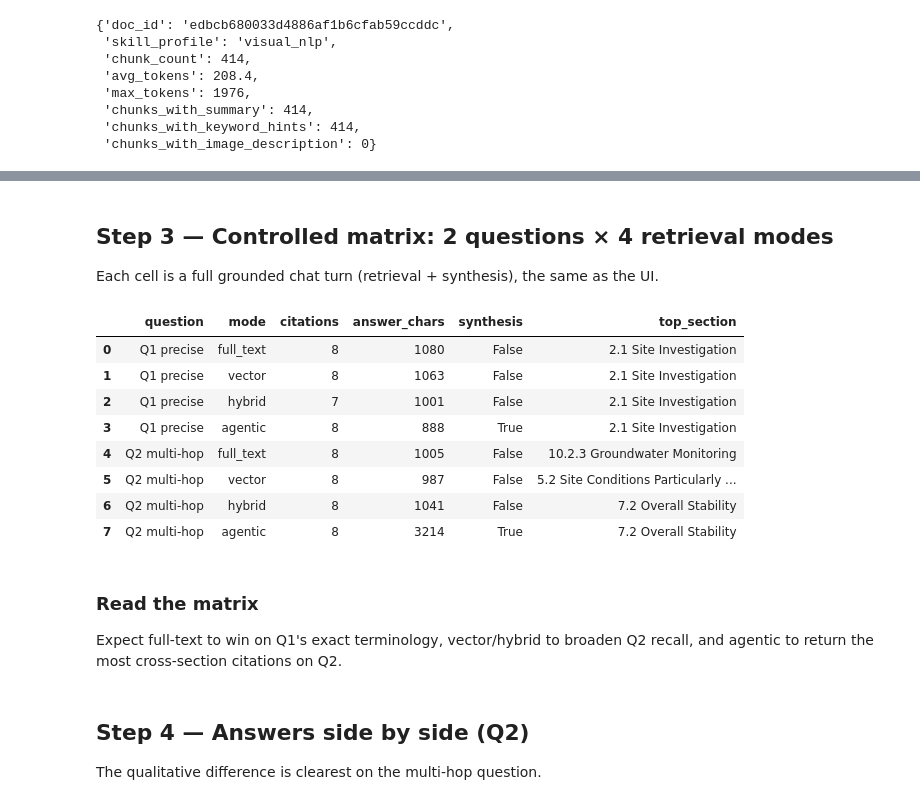
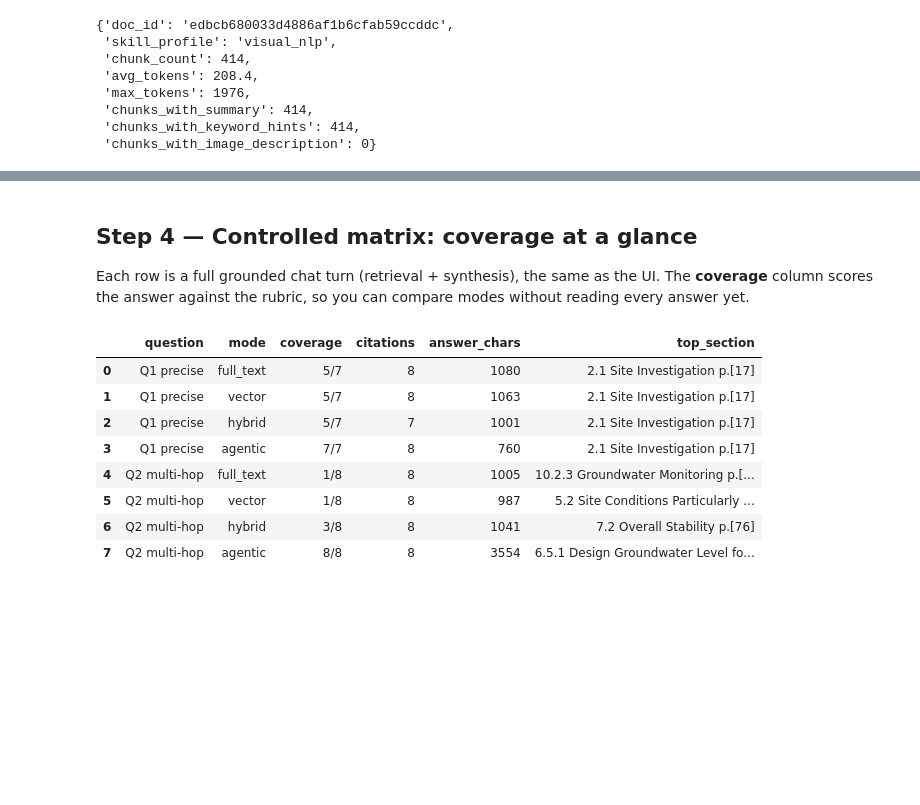
Before and after one commit to samsonlee0907/rag-on-azure-lab, a Jupyter notebook: notebooks/lab-09-comparison-summary.ipynb, the cells around one changed output, grey strips where cells are left out. Cells and saved outputs as stored; diff of their text form; code cells hidden in the pictures; blank space fills up the shorter version.

```diff
--- a/notebooks/lab-09-comparison-summary.ipynb
+++ b/notebooks/lab-09-comparison-summary.ipynb
@@ -47,44 +118,33 @@ Reusing existing 'visual_nlp' ingestion (doc_id=edbcb680, 414 chunks). Pass reus
 # %% [markdown]
-## Step 3 — Controlled matrix: 2 questions × 4 retrieval modes
+## Step 4 — Controlled matrix: coverage at a glance
 
-Each cell is a full grounded chat turn (retrieval + synthesis), the same as the UI.
+Each row is a full grounded chat turn (retrieval + synthesis), the same as the UI. The **coverage** column scores the answer against the rubric, so you can compare modes without reading every answer yet.
 # %%
-Q1 = 'What are the objectives of site investigation for ELS works?'
-Q2 = 'Given a site with high groundwater and clay layers, what are the key excavation risks and design considerations?'
-
 import pandas as pd
 
 matrix = []
-for qlabel, q in [('Q1 precise', Q1), ('Q2 multi-hop', Q2)]:
-    for mode in ['full_text', 'vector', 'hybrid', 'agentic']:
-        resp = lab.ask(q, job=job, retrieval_mode=mode, record_as=f'compare_{mode}_{qlabel.split()[0]}')
-        diag = resp.diagnostics or {}
-        top = resp.citations[0] if resp.citations else None
+for qlabel, spec in QUESTIONS.items():
+    for mode in MODES:
+        resp = lab.ask(spec['text'], job=job, retrieval_mode=mode,
+                       record_as=f"compare_{mode}_{qlabel.split()[0]}")
+        cov = lab.keypoint_coverage(resp.answer, spec['keypoints'])
         matrix.append({
             'question': qlabel,
             'mode': mode,
+            'coverage': cov['score'],
             'citations': len(resp.citations),
             'answer_chars': len(resp.answer),
-            'synthesis': diag.get('answer_synthesis_enabled'),
-            'top_section': (' > '.join(top.section_path) if top and top.section_path else (top.title if top else '—')),
+            'top_section': lab.citation_summary(resp, top=1),
         })
-df = pd.DataFrame(matrix)
-df
+matrix_df = pd.DataFrame(matrix)
+matrix_df
 # %% [output]
-|  | question | mode | citations | answer_chars | synthesis | top_section |
-| 0 | Q1 precise | full_text | 8 | 1080 | False | 2.1 Site Investigation |
-| 1 | Q1 precise | vector | 8 | 1063 | False | 2.1 Site Investigation |
-| 2 | Q1 precise | hybrid | 7 | 1001 | False | 2.1 Site Investigation |
-| 3 | Q1 precise | agentic | 8 | 888 | True | 2.1 Site Investigation |
-| 4 | Q2 multi-hop | full_text | 8 | 1005 | False | 10.2.3 Groundwater Monitoring |
-| 5 | Q2 multi-hop | vector | 8 | 987 | False | 5.2 Site Conditions Particularly ... |
-| 6 | Q2 multi-hop | hybrid | 8 | 1041 | False | 7.2 Overall Stability |
-| 7 | Q2 multi-hop | agentic | 8 | 3214 | True | 7.2 Overall Stability |
+|  | question | mode | coverage | citations | answer_chars | top_section |
+| 0 | Q1 precise | full_text | 5/7 | 8 | 1080 | 2.1 Site Investigation p.[17] |
+| 1 | Q1 precise | vector | 5/7 | 8 | 1063 | 2.1 Site Investigation p.[17] |
+| 2 | Q1 precise | hybrid | 5/7 | 7 | 1001 | 2.1 Site Investigation p.[17] |
+| 3 | Q1 precise | agentic | 7/7 | 8 | 760 | 2.1 Site Investigation p.[17] |
+| 4 | Q2 multi-hop | full_text | 1/8 | 8 | 1005 | 10.2.3 Groundwater Monitoring p.[... |
+| 5 | Q2 multi-hop | vector | 1/8 | 8 | 987 | 5.2 Site Conditions Particularly ... |
+| 6 | Q2 multi-hop | hybrid | 3/8 | 8 | 1041 | 7.2 Overall Stability p.[76] |
+| 7 | Q2 multi-hop | agentic | 8/8 | 8 | 3554 | 6.5.1 Design Groundwater Level fo... |
-# %% [markdown]
-### Read the matrix
-
-Expect full-text to win on Q1's exact terminology, vector/hybrid to broaden Q2 recall, and agentic to return the most cross-section citations on Q2.
-# %% [markdown]
-## Step 4 — Answers side by side (Q2)
-
-The qualitative difference is clearest on the multi-hop question.
```
Also changed, not shown: parts of 15 cells of this notebook, 3 other files.
